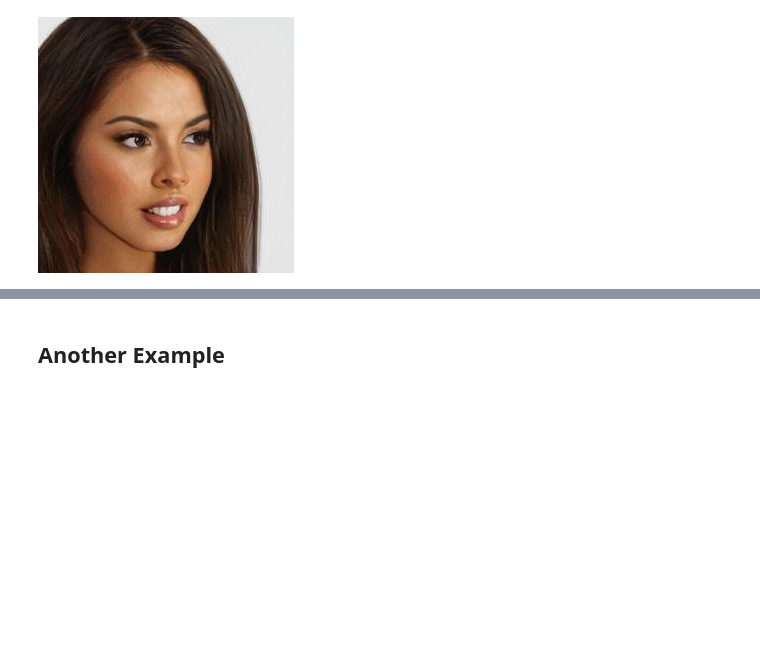
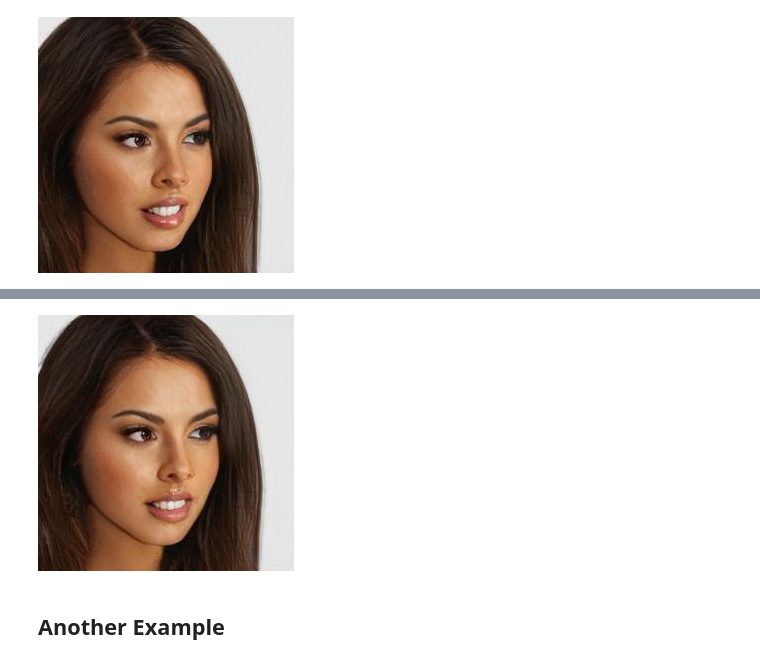
Before and after one commit to clovaai/stargan-v2, a Jupyter notebook: notebooks/Test_flask_app.ipynb, the cells around one changed output, grey strips where cells are left out. Cells and saved outputs as stored; diff of their text form; code cells hidden in the pictures; blank space fills up the shorter version.

```diff
--- a/notebooks/Test_flask_app.ipynb
+++ b/notebooks/Test_flask_app.ipynb
@@ -48,0 +57,10 @@ util.base64_to_image(response_json['output_img'])
+# %%
+payload = {
+    'src_img': util.image_to_base64(source),
+    'ref_img': util.image_to_base64(ref),
+    'ref_class': 'female',
+    'align_face': True
+}
+# %%
+%%time
+response = requests.post(URL, json=payload)
@@ -49,3 +70,8 @@ util.base64_to_image(response_json['output_img'])
+# %%
+response_json = response.json()
+util.base64_to_image(response_json['output_img'])
+# %% [output]
+[figure, added]
 # %% [markdown]
 ## Another Example
 # %%
```
Also changed, not shown: parts of 18 cells of this notebook, 2 other files.
